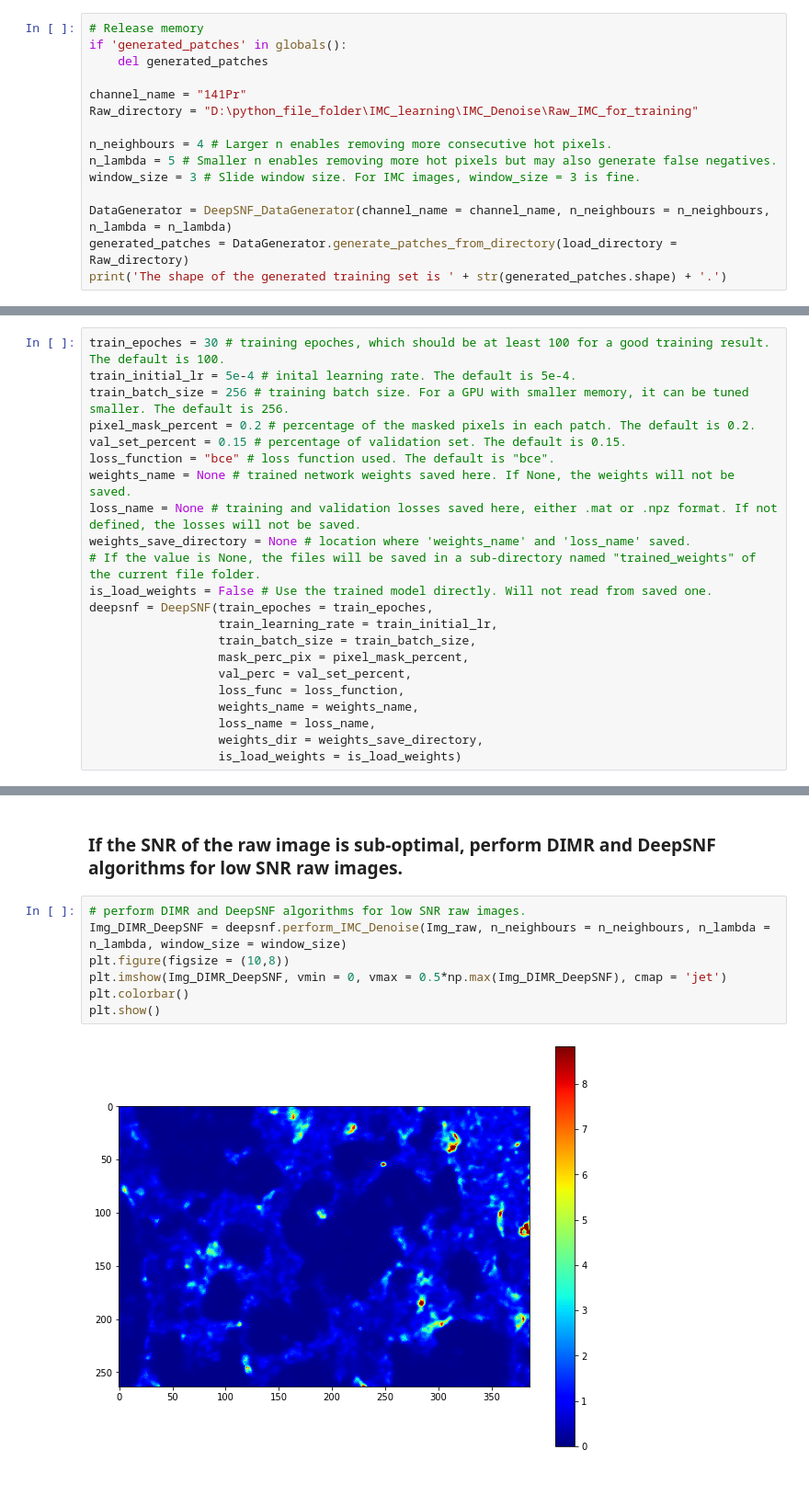
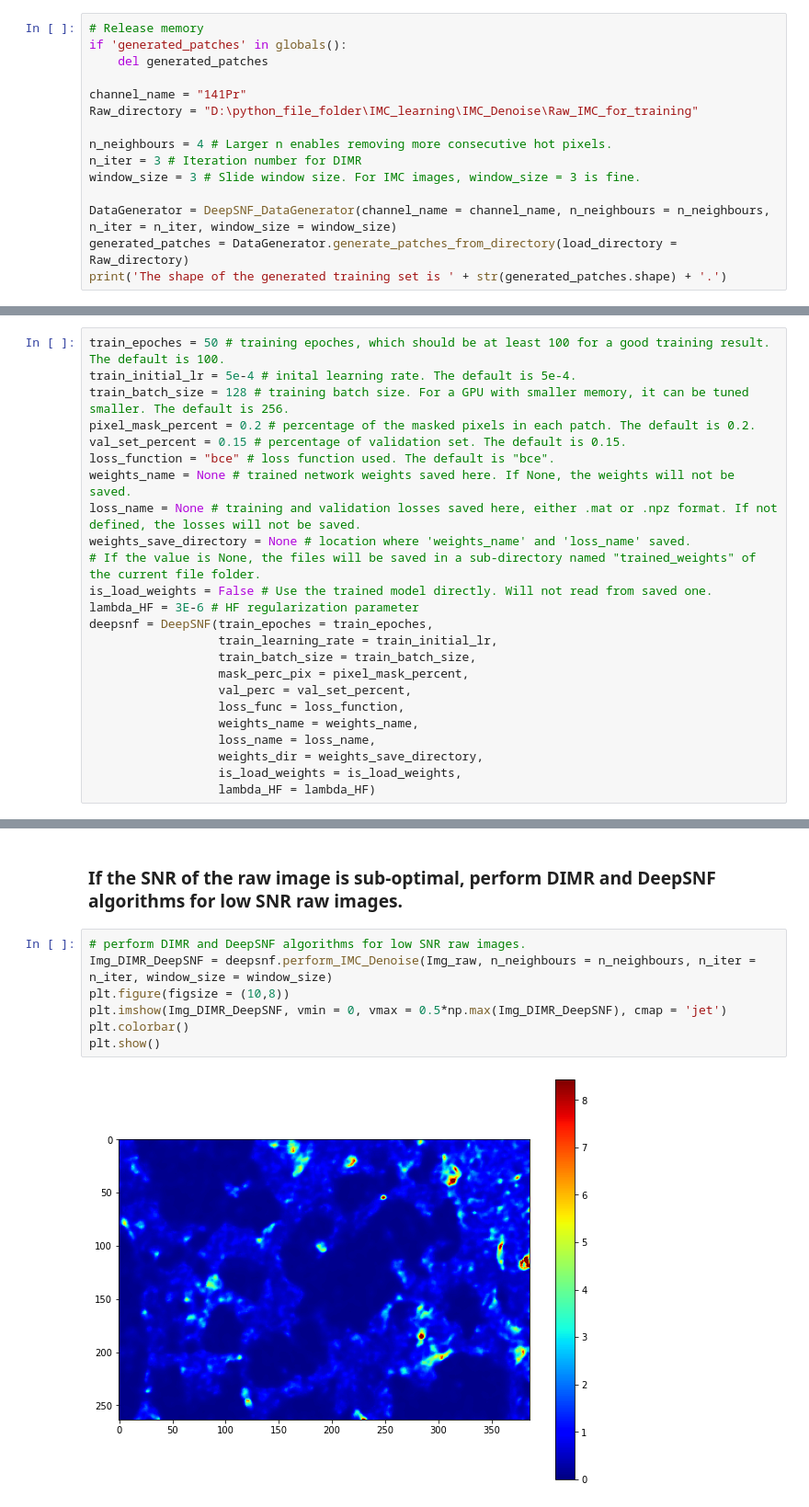
Before and after one commit to PENGLU-WashU/IMC_Denoise, a Jupyter notebook: Jupyter_Notebook_examples/IMC_Denoise_Train_and_Predict.ipynb, the cells around one changed output, grey strips where cells are left out. Shown at 92% size. Saved outputs shown, nothing was run; the diff lists cells and outputs as text.

```diff
--- a/Jupyter_Notebook_examples/IMC_Denoise_Train_and_Predict.ipynb
+++ b/Jupyter_Notebook_examples/IMC_Denoise_Train_and_Predict.ipynb
@@ -47,10 +47,10 @@ channel_name = "141Pr"
 Raw_directory = "D:\python_file_folder\IMC_learning\IMC_Denoise\Raw_IMC_for_training"
 
 n_neighbours = 4 # Larger n enables removing more consecutive hot pixels.
-n_lambda = 5 # Smaller n enables removing more hot pixels but may also generate false negatives.
+n_iter = 3 # Iteration number for DIMR
 window_size = 3 # Slide window size. For IMC images, window_size = 3 is fine.
 
-DataGenerator = DeepSNF_DataGenerator(channel_name = channel_name, n_neighbours = n_neighbours, n_lambda = n_lambda)
+DataGenerator = DeepSNF_DataGenerator(channel_name = channel_name, n_neighbours = n_neighbours, n_iter = n_iter, window_size = window_size)
 generated_patches = DataGenerator.generate_patches_from_directory(load_directory = Raw_directory)
 print('The shape of the generated training set is ' + str(generated_patches.shape) + '.')
 # %% [output]
@@ -107,9 +107,9 @@ fig.colorbar(im4, cax=cax, orientation='vertical')
 ### DeepSNF configuration and training
 Define parameters for DeepSNF training.
 # %%
-train_epoches = 30 # training epoches, which should be at least 100 for a good training result. The default is 100.
+train_epoches = 50 # training epoches, which should be at least 100 for a good training result. The default is 100.
 train_initial_lr = 5e-4 # inital learning rate. The default is 5e-4.
-train_batch_size = 256 # training batch size. For a GPU with smaller memory, it can be tuned smaller. The default is 256.
+train_batch_size = 128 # training batch size. For a GPU with smaller memory, it can be tuned smaller. The default is 256.
 pixel_mask_percent = 0.2 # percentage of the masked pixels in each patch. The default is 0.2.
 val_set_percent = 0.15 # percentage of validation set. The default is 0.15.
 loss_function = "bce" # loss function used. The default is "bce".
@@ -118,6 +118,7 @@ loss_name = None # training and validation losses saved here, either .mat or .np
 weights_save_directory = None # location where 'weights_name' and 'loss_name' saved.
 # If the value is None, the files will be saved in a sub-directory named "trained_weights" of  the current file folder.
 is_load_weights = False # Use the trained model directly. Will not read from saved one.
+lambda_HF = 3E-6 # HF regularization parameter
 deepsnf = DeepSNF(train_epoches = train_epoches,
                   train_learning_rate = train_initial_lr,
                   train_batch_size = train_batch_size,
@@ -127,7 +128,8 @@ deepsnf = DeepSNF(train_epoches = train_epoches,
                   weights_name = weights_name,
                   loss_name = loss_name,
                   weights_dir = weights_save_directory,
-                  is_load_weights = is_load_weights)
+                  is_load_weights = is_load_weights,
+                  lambda_HF = lambda_HF)
 # %% [markdown]
 ### Start training
 If errors happen, check if the GPUs are being used by other sessions. If yes, shutdown the session occupying GPUs and re-run the prediction
@@ -189,10 +191,10 @@ plt.show()
 ### If the SNR of the raw image is sub-optimal, perform DIMR and DeepSNF algorithms for low SNR raw images.
 # %%
 # perform DIMR and DeepSNF algorithms for low SNR raw images.
-Img_DIMR_DeepSNF = deepsnf.perform_IMC_Denoise(Img_raw, n_neighbours = n_neighbours, n_lambda = n_lambda, window_size = window_size)
+Img_DIMR_DeepSNF = deepsnf.perform_IMC_Denoise(Img_raw, n_neighbours = n_neighbours, n_iter = n_iter, window_size = window_size)
 plt.figure(figsize = (10,8))
 plt.imshow(Img_DIMR_DeepSNF, vmin = 0, vmax = 0.5*np.max(Img_DIMR_DeepSNF), cmap = 'jet')
 plt.colorbar()
 plt.show()
 # %% [output]
-[figure, old version]
+[figure, new version]
```
Also changed, not shown: parts of 6 cells of this notebook, 2 other files.
